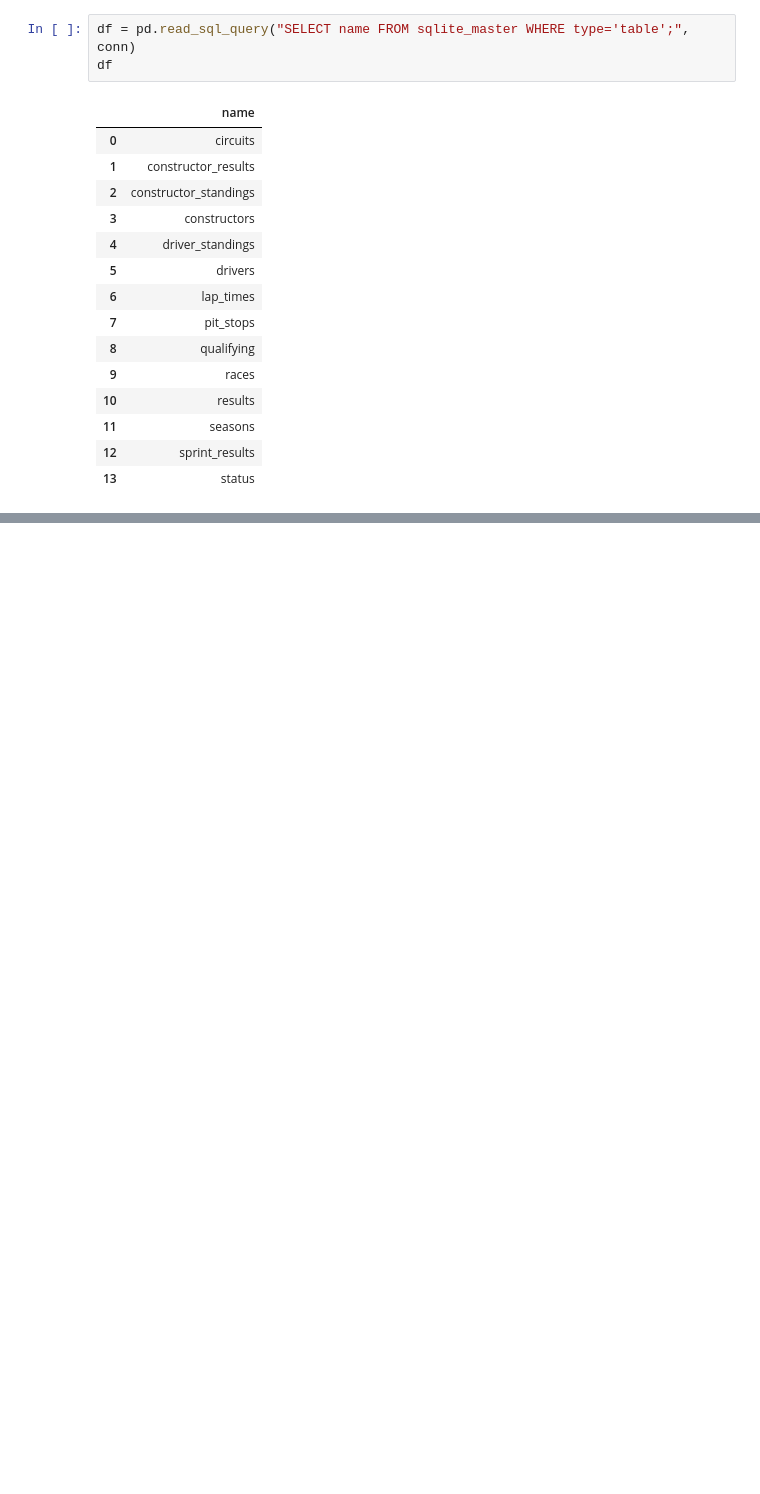
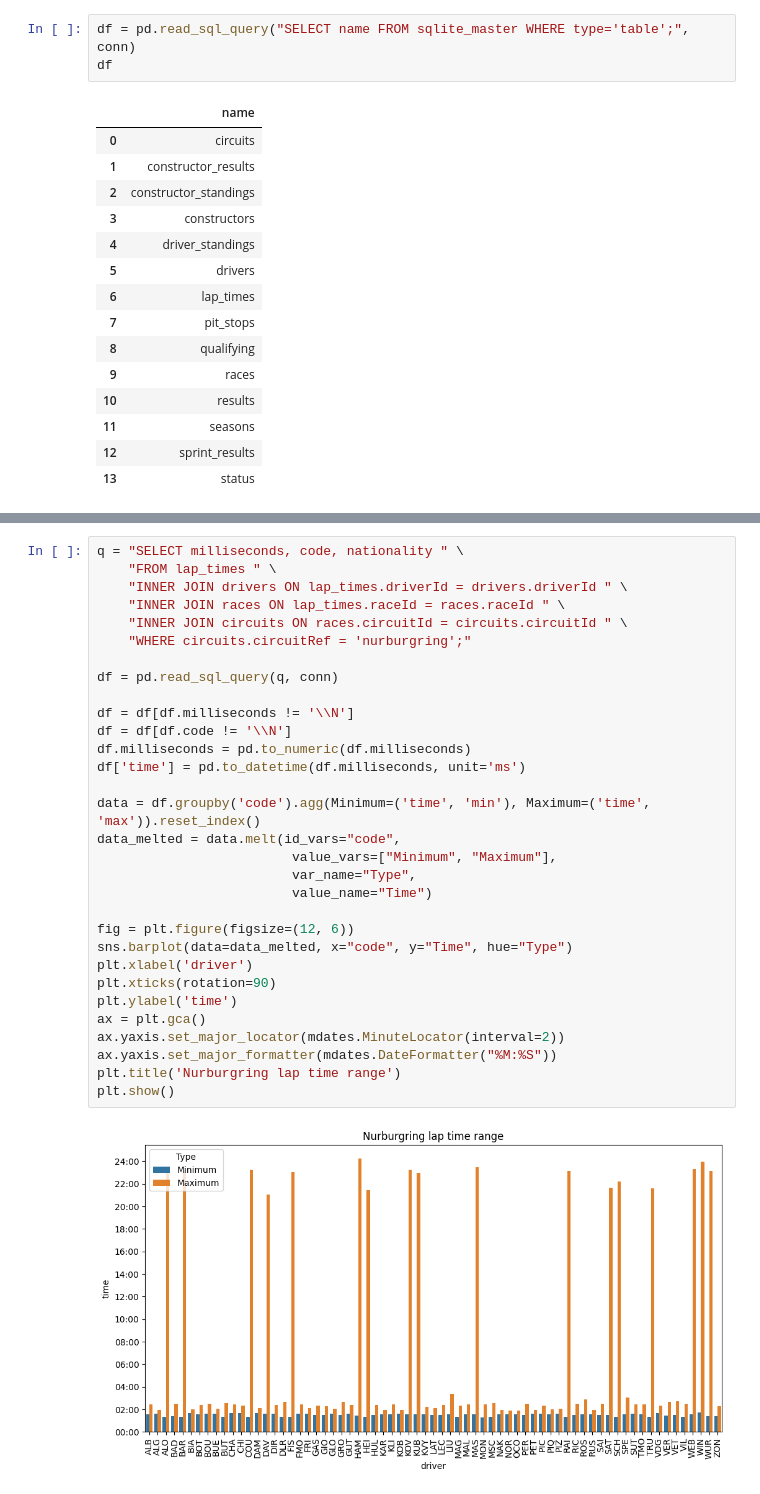
Before and after one commit to GrandEchoWhiskey/f1-analysis, a Jupyter notebook: analysis.ipynb, the cells around one changed output, grey strips where cells are left out. Saved outputs shown, nothing was run; the diff lists cells and outputs as text; blank space fills up the shorter version.

```diff
--- a/analysis.ipynb
+++ b/analysis.ipynb
@@ -87,0 +88,33 @@ plt.show()
+# %%
+q = "SELECT milliseconds, code, nationality " \
+    "FROM lap_times " \
+    "INNER JOIN drivers ON lap_times.driverId = drivers.driverId " \
+    "INNER JOIN races ON lap_times.raceId = races.raceId " \
+    "INNER JOIN circuits ON races.circuitId = circuits.circuitId " \
+    "WHERE circuits.circuitRef = 'nurburgring';"
+
+df = pd.read_sql_query(q, conn)
+
+df = df[df.milliseconds != '\\N']
+df = df[df.code != '\\N']
+df.milliseconds = pd.to_numeric(df.milliseconds)
+df['time'] = pd.to_datetime(df.milliseconds, unit='ms')
+
+data = df.groupby('code').agg(Minimum=('time', 'min'), Maximum=('time', 'max')).reset_index()
+data_melted = data.melt(id_vars="code",
+                         value_vars=["Minimum", "Maximum"],
+                         var_name="Type",
+                         value_name="Time")
+
+fig = plt.figure(figsize=(12, 6))
+sns.barplot(data=data_melted, x="code", y="Time", hue="Type")
+plt.xlabel('driver')
+plt.xticks(rotation=90)
+plt.ylabel('time')
+ax = plt.gca()
+ax.yaxis.set_major_locator(mdates.MinuteLocator(interval=2))
+ax.yaxis.set_major_formatter(mdates.DateFormatter("%M:%S"))
+plt.title('Nurburgring lap time range')
+plt.show()
+# %% [output]
+[figure, added]
```
Also changed, not shown: parts of 1 cell of this notebook.
